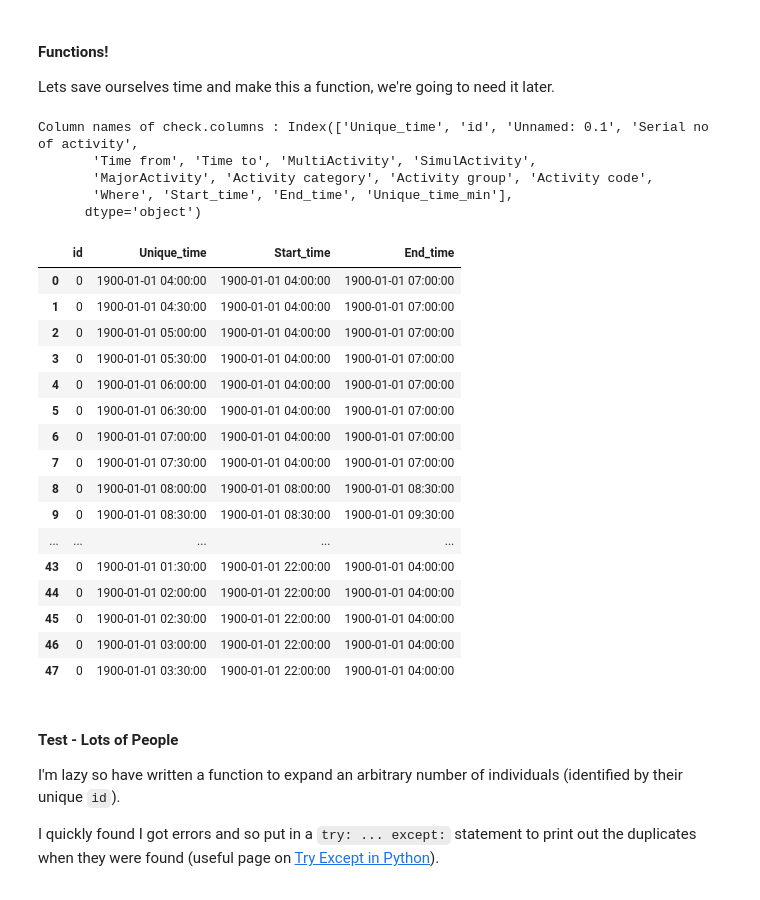
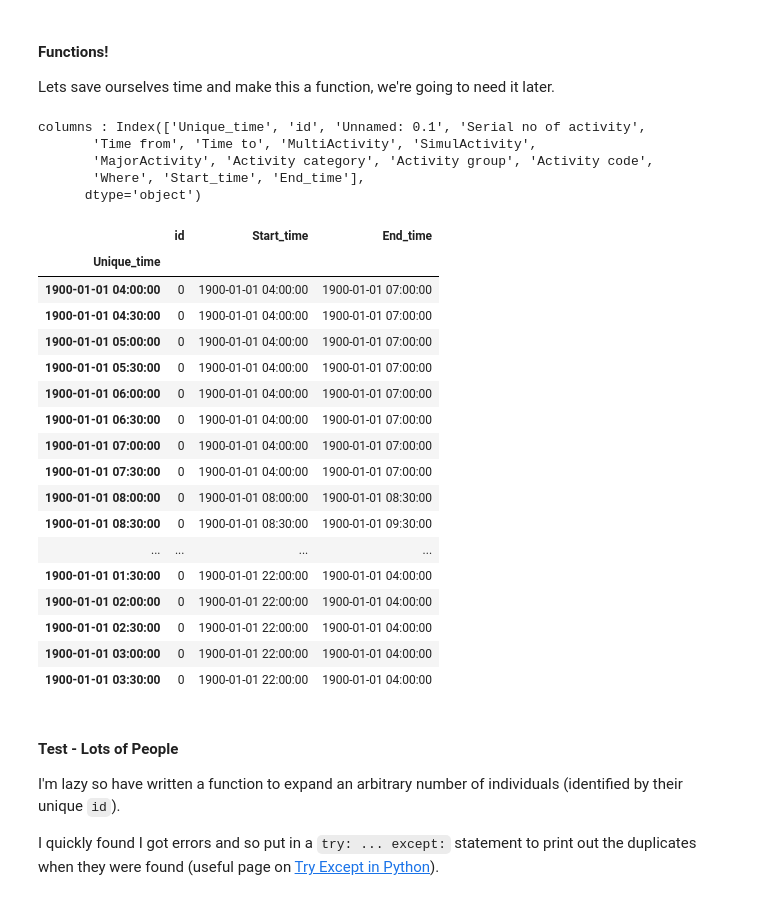
Before and after one commit to rjsayani/TUS_india, a Jupyter notebook: Rural_time_use_analysis_MH_v9.ipynb, the cells around one changed output. Drawn from its saved outputs; the diff is of its cells as text; code cells hidden in the pictures.

Commit message:
Rounding out expanding dataset and correcting dates

```diff
--- a/Rural_time_use_analysis_MH_v9.ipynb
+++ b/Rural_time_use_analysis_MH_v9.ipynb
@@ -331,57 +331,60 @@ check.loc[check["id"] == 0, ["id", "Unique_time",  "Start_time", "End_time"]].he
 
 Lets save ourselves time and make this a function, we're going to need it later.
 # %%
-def correct_dates(df: pd.DataFrame) -> pd.DataFrame:
+def correct_dates(df: pd.DataFrame, unique: str="Unique_time") -> pd.DataFrame:
     """Correct dates so that anything recorded after midnight and therefore technically on the 'next' but should be
     included in the current day.
 
     Assumes the dataframe passed in has an Index of "Unique_time" which indicates a unique time every half hour after
     having used resample().ffill() to expand the dataset.
 
     Parameters
     ----------
     df: pd.DataFrame
         DataFrame to be corrected.
 
     Returns
     -------
     pd.DataFrame
         DataFrame with dates corrected.
     """
     check = df.reset_index().copy()
-    unique_time = check[["id", "Unique_time"]].groupby("id").min()
-    unique_time.columns = ["Unique_time_min"]
-    check = check.join(unique_time, on="id")
-    check["Unique_time"] = np.where(check["Unique_time"].dt.day != check["Unique_time_min"].dt.day,
-                                check["Unique_time"] - (pd.to_timedelta(1, unit="D")),
-                                check["Unique_time"])
-    check.drop(["Unique_time_min"], axis=1, inplace=True)
+    print(f"columns : {check.columns}")
+    min_time = check[["id", unique]].groupby("id").min()
+    min_time.columns = [f"{unique}_min"]
+    check = check.join(min_time, on="id")
+    check[unique] = np.where(check[unique].dt.day != check[f"{unique}_min"].dt.day,
+                                check[unique] - (pd.to_timedelta(1, unit="D")),
+                                check[unique])
+    check.drop([f"{unique}_min"], axis=1, inplace=True)
+    check.set_index(unique, inplace=True)
     return check
 test_correct_dates = correct_dates(df=test_expanded)
-test_correct_dates.loc[check["id"] == 0, ["id", "Unique_time",  "Start_time", "End_time"]].head(48)
+test_correct_dates.loc[test_correct_dates["id"] == 0, ["id", "Start_time", "End_time"]].head(48)
 # %% [output]
-Column names of check.columns : Index(['Unique_time', 'id', 'Unnamed: 0.1', 'Serial no of activity',
+columns : Index(['Unique_time', 'id', 'Unnamed: 0.1', 'Serial no of activity',
        'Time from', 'Time to', 'MultiActivity', 'SimulActivity',
        'MajorActivity', 'Activity category', 'Activity group', 'Activity code',
-       'Where', 'Start_time', 'End_time', 'Unique_time_min'],
+       'Where', 'Start_time', 'End_time'],
       dtype='object')
-|  | id | Unique_time | Start_time | End_time |
-| 0 | 0 | 1900-01-01 04:00:00 | 1900-01-01 04:00:00 | 1900-01-01 07:00:00 |
-| 1 | 0 | 1900-01-01 04:30:00 | 1900-01-01 04:00:00 | 1900-01-01 07:00:00 |
-| 2 | 0 | 1900-01-01 05:00:00 | 1900-01-01 04:00:00 | 1900-01-01 07:00:00 |
-| 3 | 0 | 1900-01-01 05:30:00 | 1900-01-01 04:00:00 | 1900-01-01 07:00:00 |
-| 4 | 0 | 1900-01-01 06:00:00 | 1900-01-01 04:00:00 | 1900-01-01 07:00:00 |
-| 5 | 0 | 1900-01-01 06:30:00 | 1900-01-01 04:00:00 | 1900-01-01 07:00:00 |
-| 6 | 0 | 1900-01-01 07:00:00 | 1900-01-01 04:00:00 | 1900-01-01 07:00:00 |
-| 7 | 0 | 1900-01-01 07:30:00 | 1900-01-01 04:00:00 | 1900-01-01 07:00:00 |
-| 8 | 0 | 1900-01-01 08:00:00 | 1900-01-01 08:00:00 | 1900-01-01 08:30:00 |
-| 9 | 0 | 1900-01-01 08:30:00 | 1900-01-01 08:30:00 | 1900-01-01 09:30:00 |
-| ... | ... | ... | ... | ... |
-| 43 | 0 | 1900-01-01 01:30:00 | 1900-01-01 22:00:00 | 1900-01-01 04:00:00 |
-| 44 | 0 | 1900-01-01 02:00:00 | 1900-01-01 22:00:00 | 1900-01-01 04:00:00 |
-| 45 | 0 | 1900-01-01 02:30:00 | 1900-01-01 22:00:00 | 1900-01-01 04:00:00 |
-| 46 | 0 | 1900-01-01 03:00:00 | 1900-01-01 22:00:00 | 1900-01-01 04:00:00 |
-| 47 | 0 | 1900-01-01 03:30:00 | 1900-01-01 22:00:00 | 1900-01-01 04:00:00 |
+|  | id | Start_time | End_time |
+| Unique_time |  |  |  |
+| 1900-01-01 04:00:00 | 0 | 1900-01-01 04:00:00 | 1900-01-01 07:00:00 |
+| 1900-01-01 04:30:00 | 0 | 1900-01-01 04:00:00 | 1900-01-01 07:00:00 |
+| 1900-01-01 05:00:00 | 0 | 1900-01-01 04:00:00 | 1900-01-01 07:00:00 |
+| 1900-01-01 05:30:00 | 0 | 1900-01-01 04:00:00 | 1900-01-01 07:00:00 |
+| 1900-01-01 06:00:00 | 0 | 1900-01-01 04:00:00 | 1900-01-01 07:00:00 |
+| 1900-01-01 06:30:00 | 0 | 1900-01-01 04:00:00 | 1900-01-01 07:00:00 |
+| 1900-01-01 07:00:00 | 0 | 1900-01-01 04:00:00 | 1900-01-01 07:00:00 |
+| 1900-01-01 07:30:00 | 0 | 1900-01-01 04:00:00 | 1900-01-01 07:00:00 |
+| 1900-01-01 08:00:00 | 0 | 1900-01-01 08:00:00 | 1900-01-01 08:30:00 |
+| 1900-01-01 08:30:00 | 0 | 1900-01-01 08:30:00 | 1900-01-01 09:30:00 |
+| ... | ... | ... | ... |
+| 1900-01-01 01:30:00 | 0 | 1900-01-01 22:00:00 | 1900-01-01 04:00:00 |
+| 1900-01-01 02:00:00 | 0 | 1900-01-01 22:00:00 | 1900-01-01 04:00:00 |
+| 1900-01-01 02:30:00 | 0 | 1900-01-01 22:00:00 | 1900-01-01 04:00:00 |
+| 1900-01-01 03:00:00 | 0 | 1900-01-01 22:00:00 | 1900-01-01 04:00:00 |
+| 1900-01-01 03:30:00 | 0 | 1900-01-01 22:00:00 | 1900-01-01 04:00:00 |
 # %% [markdown]
 #### Test - Lots of People
 
```
Also changed, not shown: parts of 5 cells of this notebook.
